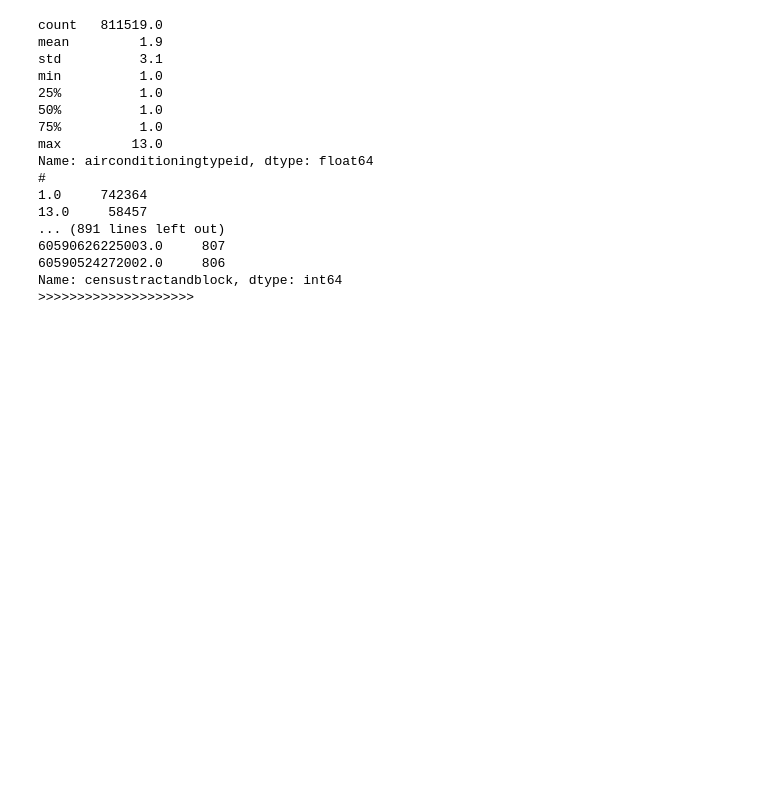
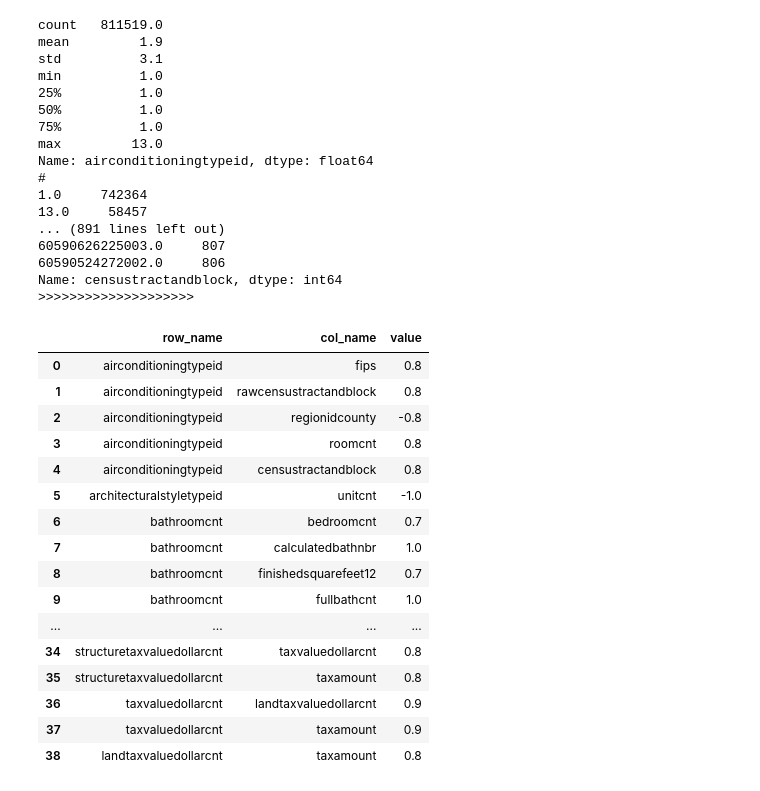
Before and after one commit to Rogue-Y/kaggle-zillow, a Jupyter notebook: Explore-data.ipynb, the cells around one changed output. Cells and saved outputs as stored; diff of their text form; code cells hidden in the pictures; blank space fills up the shorter version.

```diff
--- a/Explore-data.ipynb
+++ b/Explore-data.ipynb
@@ -77,3 +88,16 @@ Name: airconditioningtypeid, dtype: float64
 60590524272002.0     806
 Name: censustractandblock, dtype: int64
 >>>>>>>>>>>>>>>>>>>>
+# %%
+# correlation between features
+# correlation between feature and logerror, abslogerror, positive logerror, negative logerror
+
+# column1 = 'taxamount'
+# column2 = 'taxvaluedollarcnt'
+# prop.corr()[column1][column2]
+
+# Too many features, kan bu qing
+# import seaborn as sns
+# sns.heatmap(prop.corr())
+
+corr = prop.corr()
@@ -79,0 +114,36 @@ Name: censustractandblock, dtype: int64
+# %%
+# https://stackoverflow.com/questions/38552055/how-to-scan-a-panda-dataframe-for-all-values-greater-than-something-and-returns
+
+threshold = 0.7
+
+# Extract values and row, column names
+arr = corr.values
+index_names = corr.index
+col_names = corr.columns
+
+#  Get indices where such threshold is crossed; avoid diagonal elems
+R,C = np.where((np.triu(arr,1) > threshold) | (np.triu(arr,1) < -threshold))
+
+# Arrange those in columns and put out as a dataframe
+out_arr = np.column_stack((index_names[R],col_names[C],arr[R,C]))
+df_out = pd.DataFrame(out_arr,columns=[['row_name','col_name','value']])
+# %%
+df_out
+# %% [output]
+|  | row_name | col_name | value |
+| 0 | airconditioningtypeid | fips | 0.8 |
+| 1 | airconditioningtypeid | rawcensustractandblock | 0.8 |
+| 2 | airconditioningtypeid | regionidcounty | -0.8 |
+| 3 | airconditioningtypeid | roomcnt | 0.8 |
+| 4 | airconditioningtypeid | censustractandblock | 0.8 |
+| 5 | architecturalstyletypeid | unitcnt | -1.0 |
+| 6 | bathroomcnt | bedroomcnt | 0.7 |
+| 7 | bathroomcnt | calculatedbathnbr | 1.0 |
+| 8 | bathroomcnt | finishedsquarefeet12 | 0.7 |
+| 9 | bathroomcnt | fullbathcnt | 1.0 |
+| ... | ... | ... | ... |
+| 34 | structuretaxvaluedollarcnt | taxvaluedollarcnt | 0.8 |
+| 35 | structuretaxvaluedollarcnt | taxamount | 0.8 |
+| 36 | taxvaluedollarcnt | landtaxvaluedollarcnt | 0.9 |
+| 37 | taxvaluedollarcnt | taxamount | 0.9 |
+| 38 | landtaxvaluedollarcnt | taxamount | 0.8 |
```
Also changed, not shown: parts of 5 cells of this notebook.
